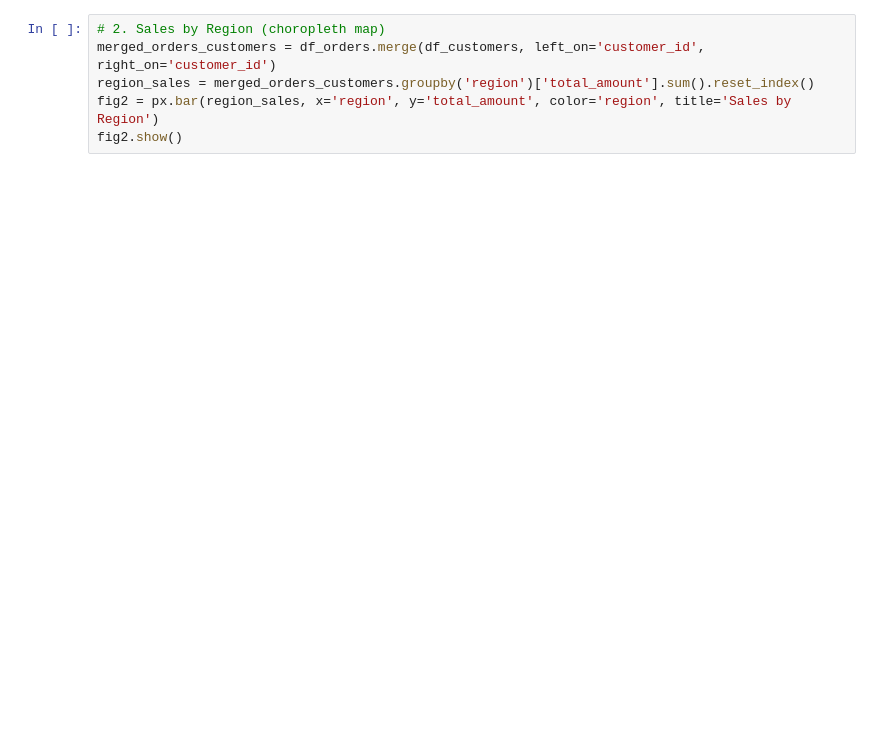
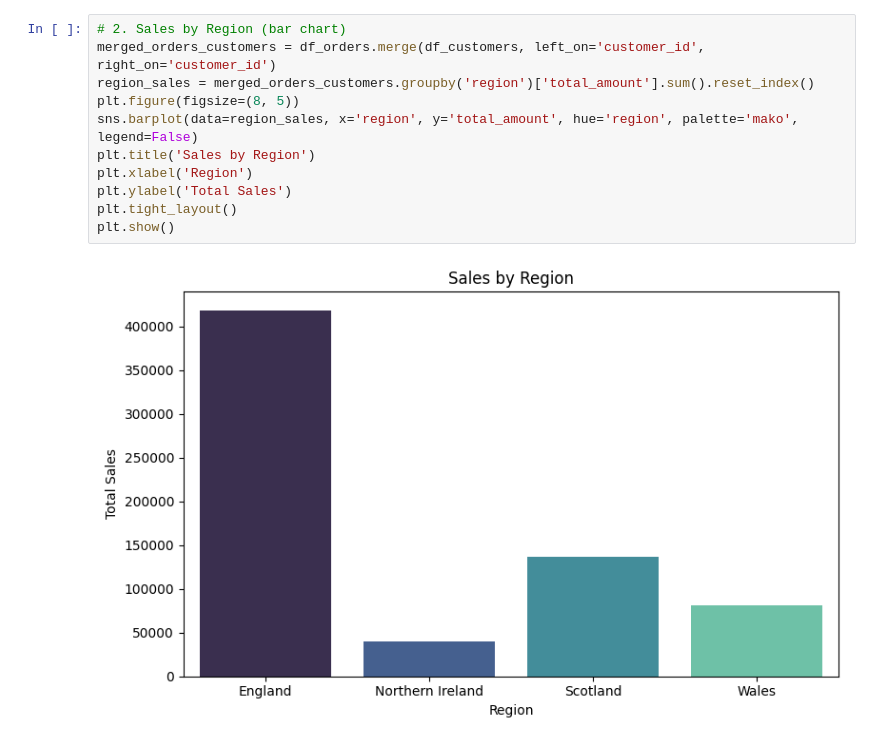
Before and after one commit to ewanritchie85/Notebook-data-refresher, a Jupyter notebook: notebooks/combined_notebook.ipynb, the cells around one changed output. Drawn from its saved outputs; the diff is of its cells as text; blank space fills up the shorter version.

```diff
--- a/notebooks/combined_notebook.ipynb
+++ b/notebooks/combined_notebook.ipynb
@@ -28,9 +58,16 @@ fig1.show()
 # %%
-# 2. Sales by Region (choropleth map)
+# 2. Sales by Region (bar chart)
 merged_orders_customers = df_orders.merge(df_customers, left_on='customer_id', right_on='customer_id')
 region_sales = merged_orders_customers.groupby('region')['total_amount'].sum().reset_index()
-fig2 = px.bar(region_sales, x='region', y='total_amount', color='region', title='Sales by Region')
-fig2.show()
+plt.figure(figsize=(8, 5))
+sns.barplot(data=region_sales, x='region', y='total_amount', hue='region', palette='mako', legend=False)
+plt.title('Sales by Region')
+plt.xlabel('Region')
+plt.ylabel('Total Sales')
+plt.tight_layout()
+plt.show()
+# %% [output]
+[figure, added]
 # %%
 # 3. Monthly Sales Trend (line chart)
 df_orders['order_date'] = pd.to_datetime(df_orders['order_date'])
```
Also changed, not shown: parts of 9 cells of this notebook, 4 other files.
